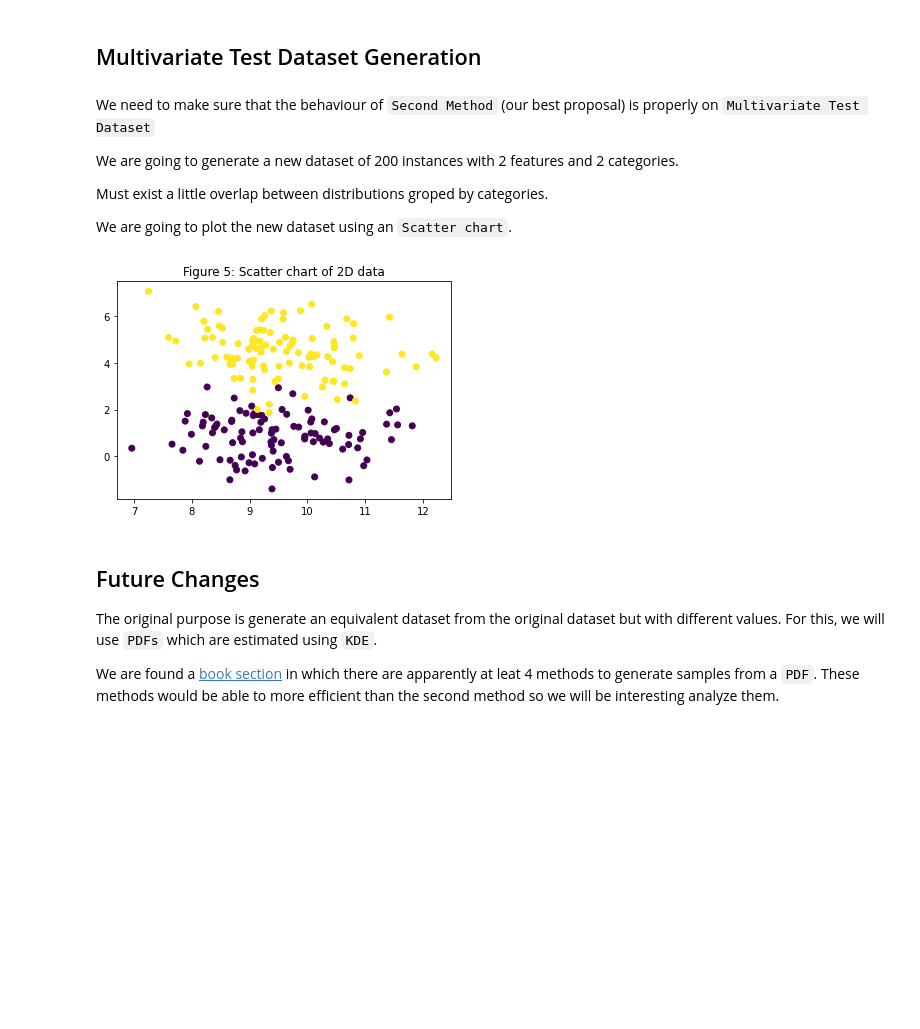
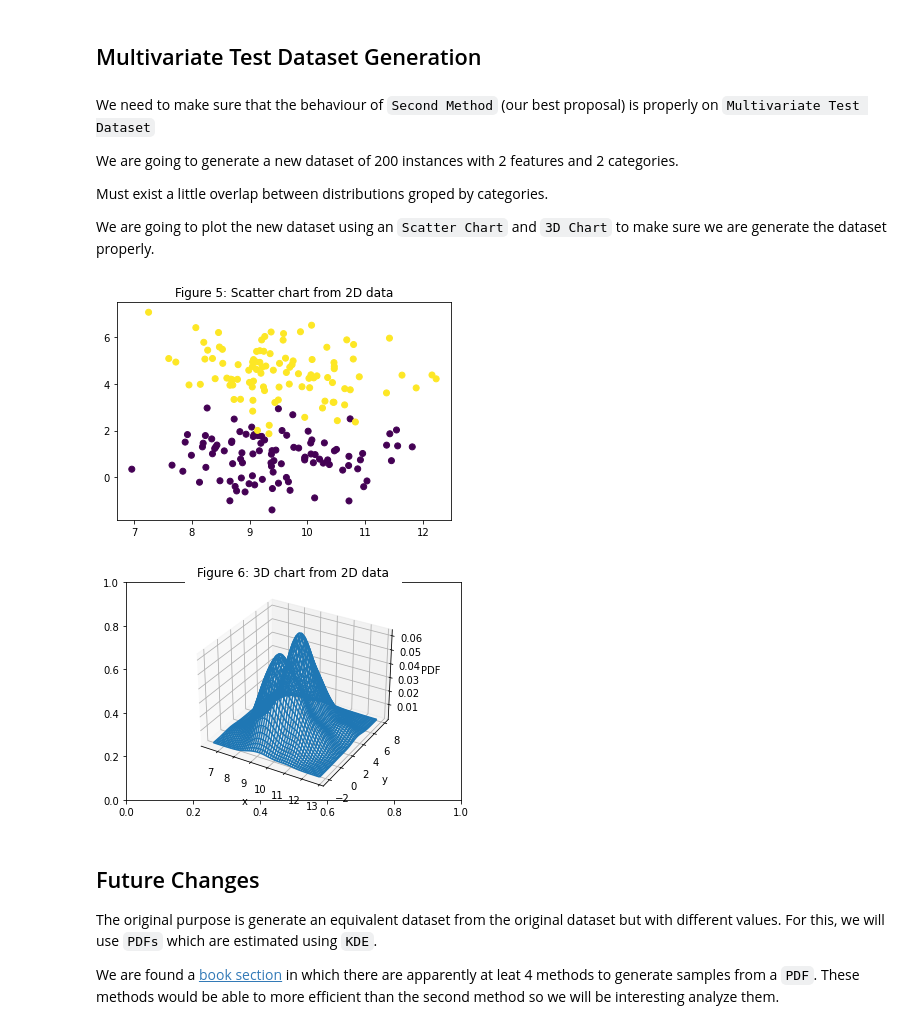
Before and after one commit to Mydherin/synthetic-dataset, a Jupyter notebook: proposal.ipynb, the cells around one changed output. Saved outputs shown, nothing was run; the diff lists cells and outputs as text; code cells hidden in the pictures; blank space fills up the shorter version.

Commit message:
Support 3D Chart for 2D data

```diff
--- a/proposal.ipynb
+++ b/proposal.ipynb
@@ -166,24 +166,29 @@ We are going to generate a new dataset of 200 instances with 2 features and 2 ca
 
 Must exist a little overlap between distributions groped by categories.
 
-We are going to plot the new dataset using an `Scatter chart`.
+We are going to plot the new dataset using an `Scatter Chart` and `3D Chart` to make sure we are generate the dataset properly.
 # %%
 import dataset
 
 # Dataset params
 size = 200
 n_features = 2
 n_categories = 2
 seed = 4
 
 # Generate df
 df = dataset.generate_dataset(size, n_features, n_categories, seed)
 
 # Plot df
-title = "Figure 5: Scatter chart of 2D data"
+## Scatter Chart
+title = "Figure 5: Scatter chart from 2D data"
 dataset.scatter(title, df)
+## 3D Chart
+title = "Figure 6: 3D chart from 2D data"
+kde.plot_3d(title, df)
 # %% [output]
-[figure, old version]
+[figure, new version]
+[figure, added]
 # %% [markdown]
 ## Future Changes
 
```
Also changed, not shown: 1 other file.
